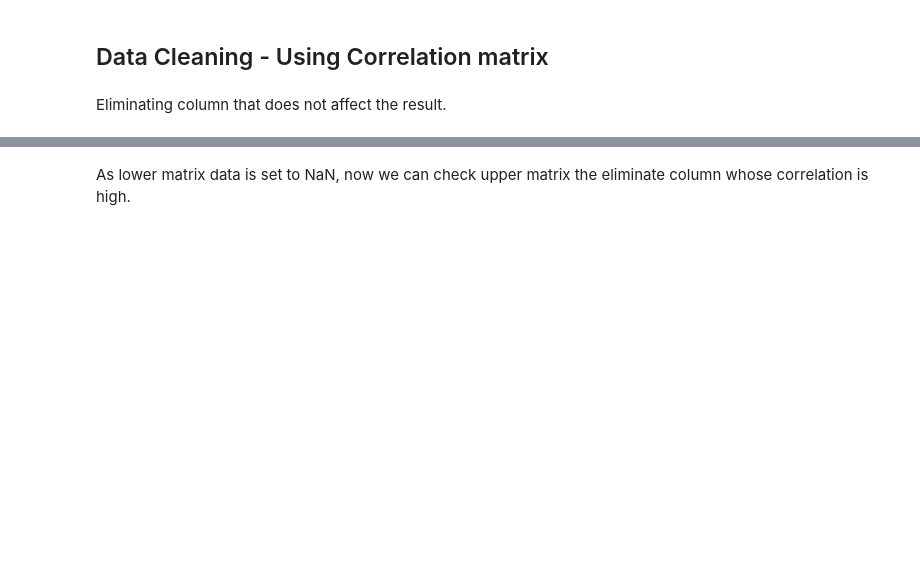
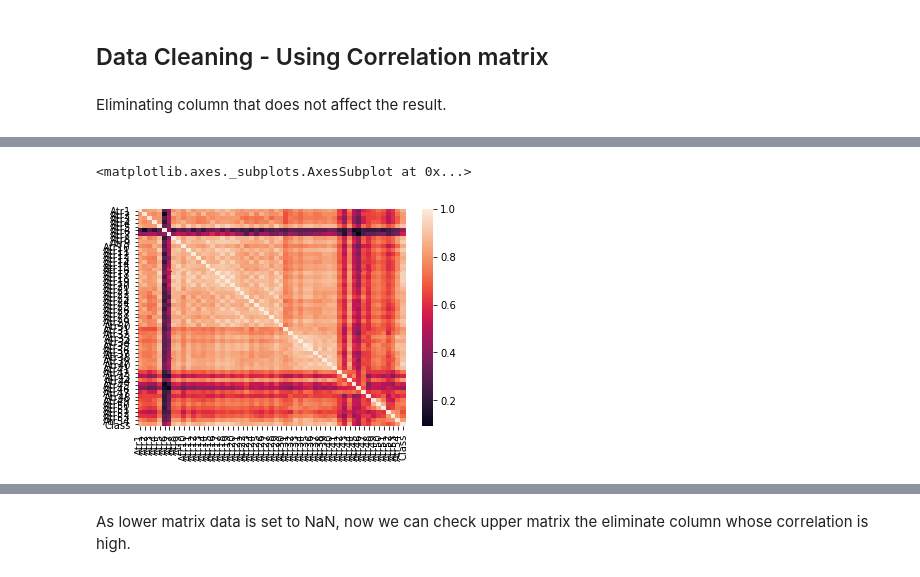
Before and after one commit to tushargupta9412/Divorce-Prediction, a Jupyter notebook: DivorcePrediction.ipynb, the cells around one changed output, grey strips where cells are left out. Cells and saved outputs as stored; diff of their text form; code cells hidden in the pictures; blank space fills up the shorter version.

```diff
--- a/DivorcePrediction.ipynb
+++ b/DivorcePrediction.ipynb
@@ -90 +90,8 @@ corr_mt.head(5)
 5 rows × 55 columns
+# %%
+sns.heatmap(corr_mt,
+        xticklabels=corr_mt.columns,
+        yticklabels=corr_mt.columns)
+# %% [output]
+<matplotlib.axes._subplots.AxesSubplot at 0x...>
+[figure, added]
```
Also changed, not shown: parts of 28 cells of this notebook.
